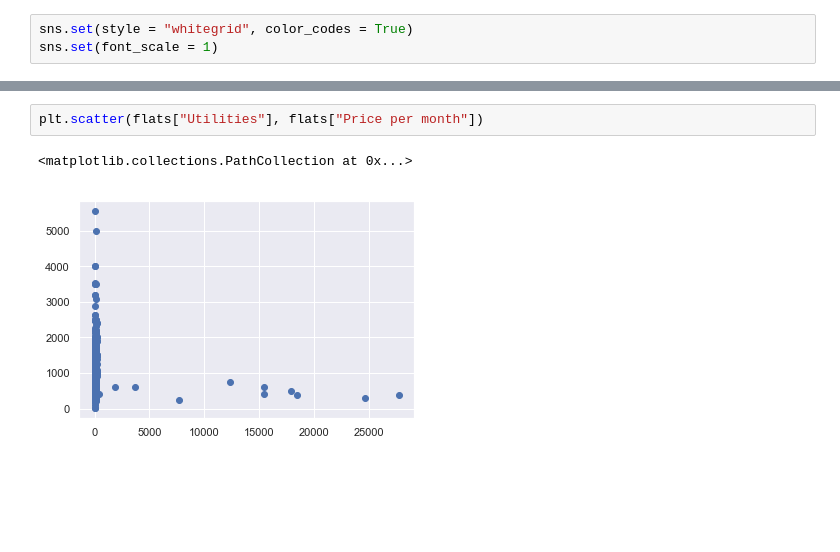
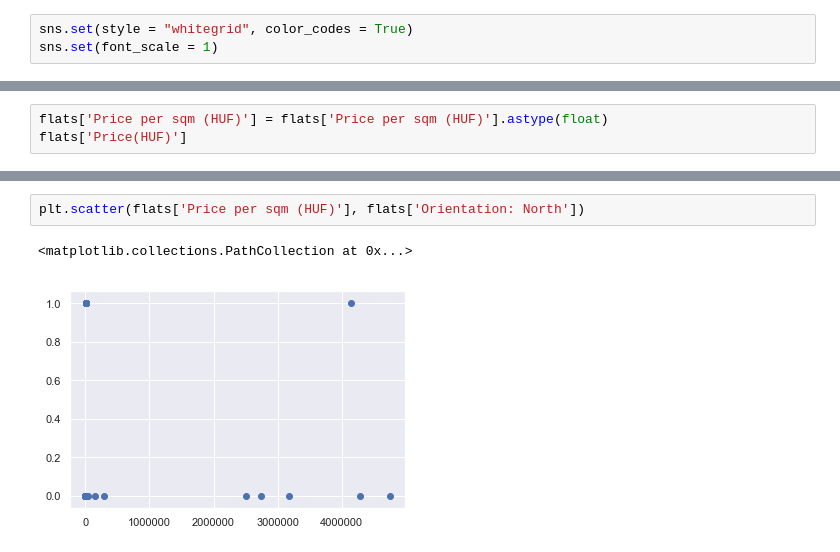
Before and after one commit to tianshan7777/4thYearProject, a Jupyter notebook: rent_price_analysis.ipynb, the cells around one changed output, grey strips where cells are left out. Drawn from its saved outputs; the diff is of its cells as text; blank space fills up the shorter version.

```diff
--- a/rent_price_analysis.ipynb
+++ b/rent_price_analysis.ipynb
@@ -22,0 +23,3 @@ flats.head()
+# %%
+flats['Price per sqm (HUF)'] = flats['Price per sqm (HUF)'].astype(float)
+flats['Price(HUF)']
@@ -83,5 +124,5 @@ plt.scatter(flats["Number of separate rooms"], flats["Price per month"])
 # %%
-plt.scatter(flats["Utilities"], flats["Price per month"])
+plt.scatter(flats['Price per sqm (HUF)'], flats['Orientation: North'])
 # %% [output]
 <matplotlib.collections.PathCollection at 0x...>
-[figure, old version]
+[figure, new version]
```
Also changed, not shown: parts of 11 cells of this notebook, 10 other files.
